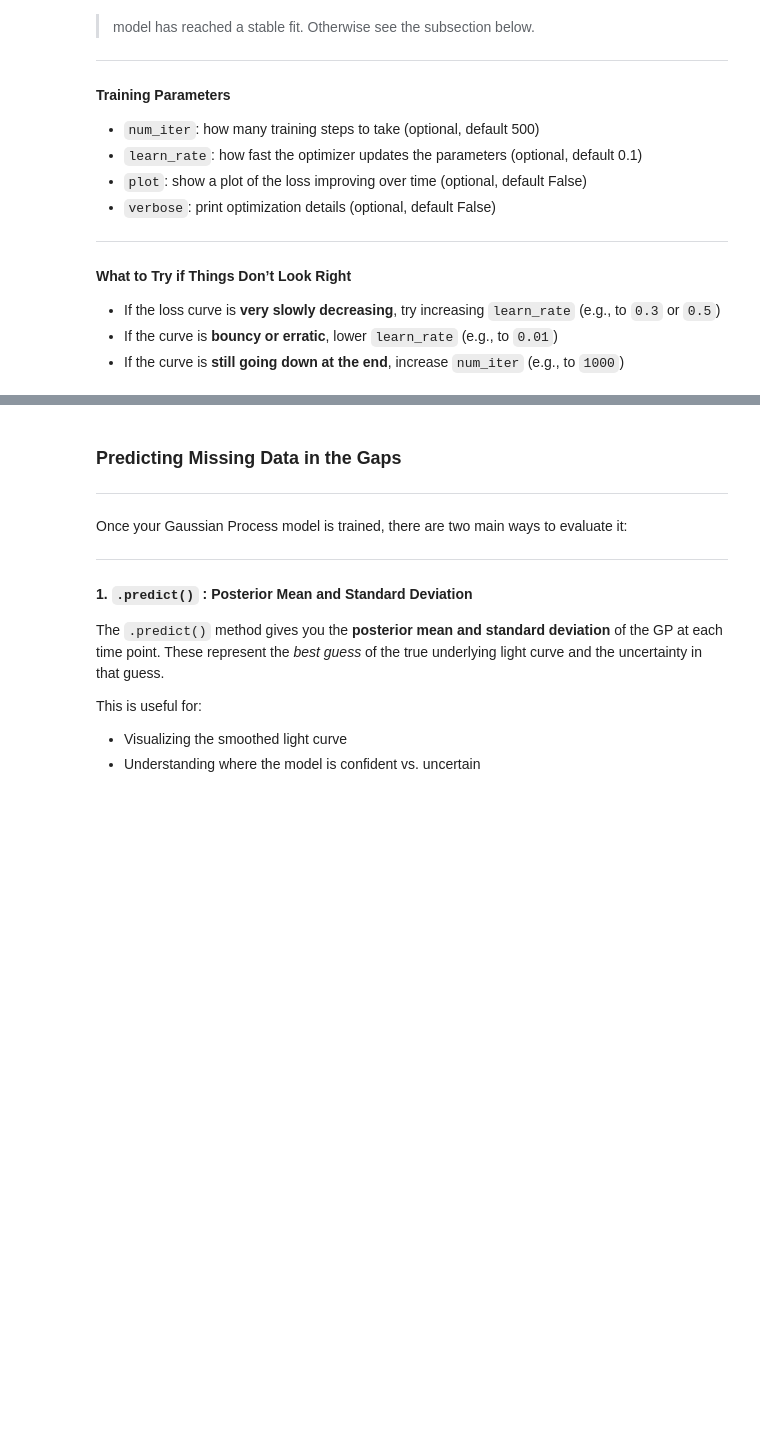
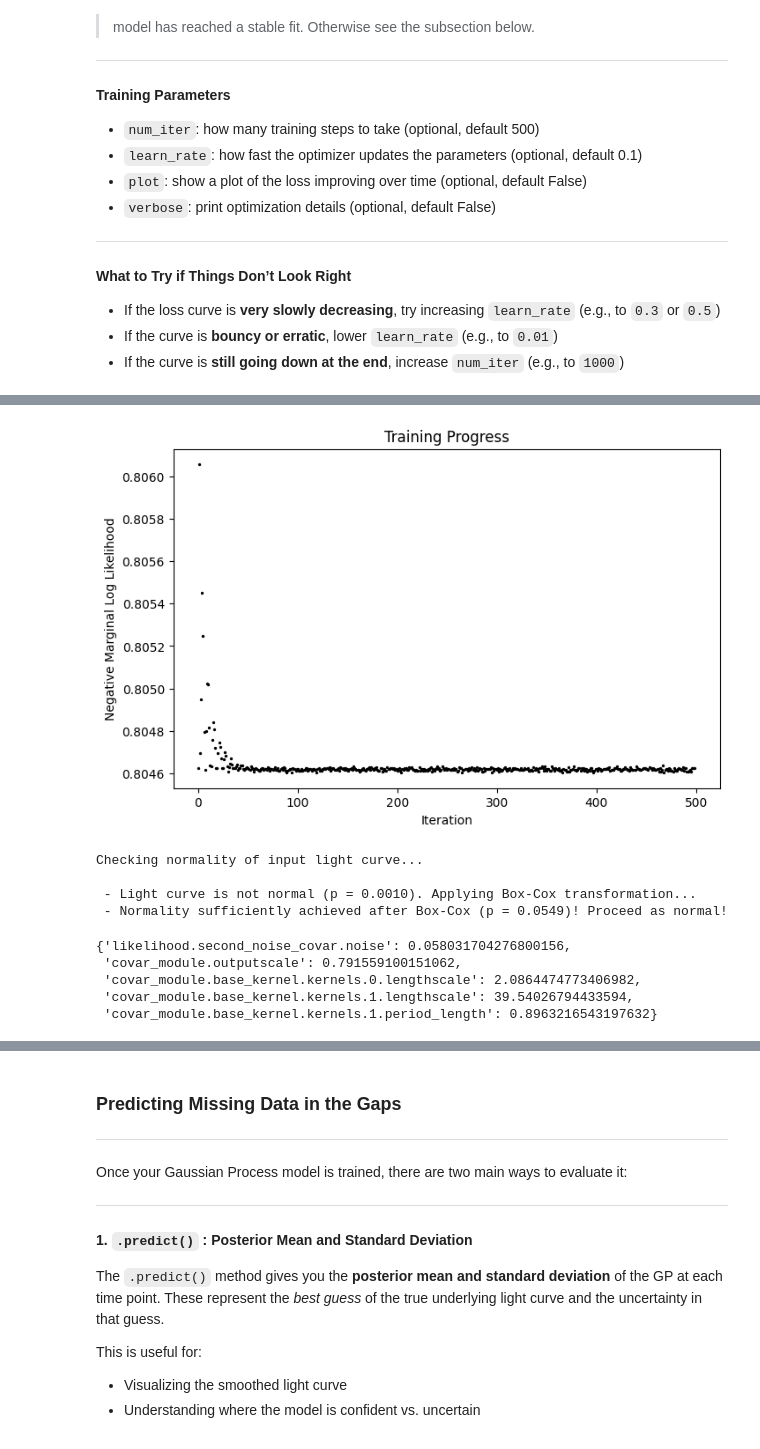
Before and after one commit to collinlewin/STELA-Toolkit, a Jupyter notebook: docs/tutorial.ipynb, the cells around one changed output, grey strips where cells are left out. Saved outputs shown, nothing was run; the diff lists cells and outputs as text; code cells hidden in the pictures; blank space fills up the shorter version.

Commit message:
Updated tutorial for composite kernels.

```diff
--- a/docs/tutorial.ipynb
+++ b/docs/tutorial.ipynb
@@ -247,7 +314,7 @@ gp_model.train(
 
 # Alternatively: train automatically during initialization
 gp_model = GaussianProcess(lightcurve,
-                           kernel_form="Matern32",
+                           kernel_form="Matern32 + Periodic",
                            white_noise=True,
                            enforce_normality=True,
                            run_training=True,
@@ -263,3 +330,4 @@ gp_model.get_hyperparameters()
 # Both can be done with the package's save_model and load_model methods
 # gp_model.save_model('gp_model.pkl')
 # gp_model.load_model('gp_model.pkl')
+# %% [output]
@@ -266,3 +351,13 @@ gp_model.get_hyperparameters()
+[figure, added]
+Checking normality of input light curve...
+
+ - Light curve is not normal (p = 0.0010). Applying Box-Cox transformation...
+ - Normality sufficiently achieved after Box-Cox (p = 0.0549)! Proceed as normal!
+{'likelihood.second_noise_covar.noise': 0.058031704276800156,
+ 'covar_module.outputscale': 0.791559100151062,
+ 'covar_module.base_kernel.kernels.0.lengthscale': 2.0864474773406982,
+ 'covar_module.base_kernel.kernels.1.lengthscale': 39.54026794433594,
+ 'covar_module.base_kernel.kernels.1.period_length': 0.8963216543197632}
 # %% [markdown]
 ### **Selecting a Kernel Form**
 ---
```
Also changed, not shown: parts of 12 cells of this notebook.
